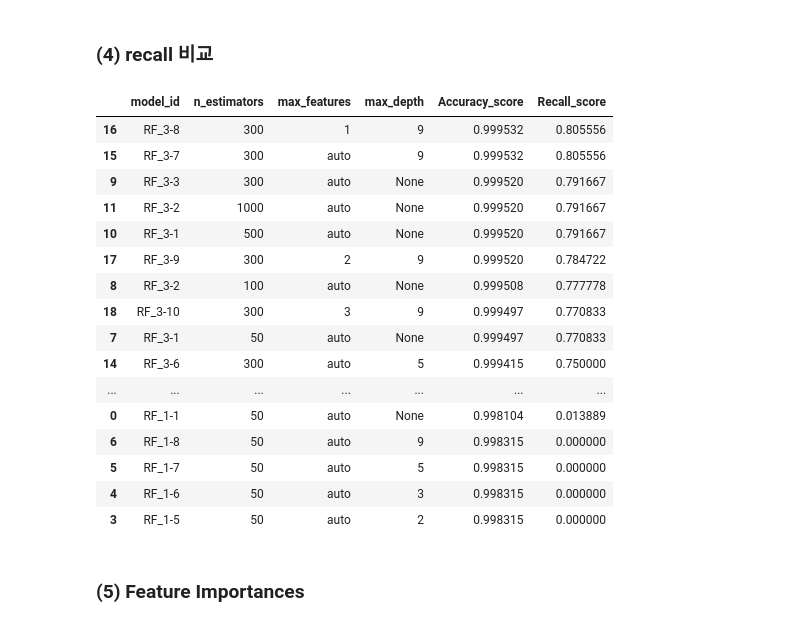
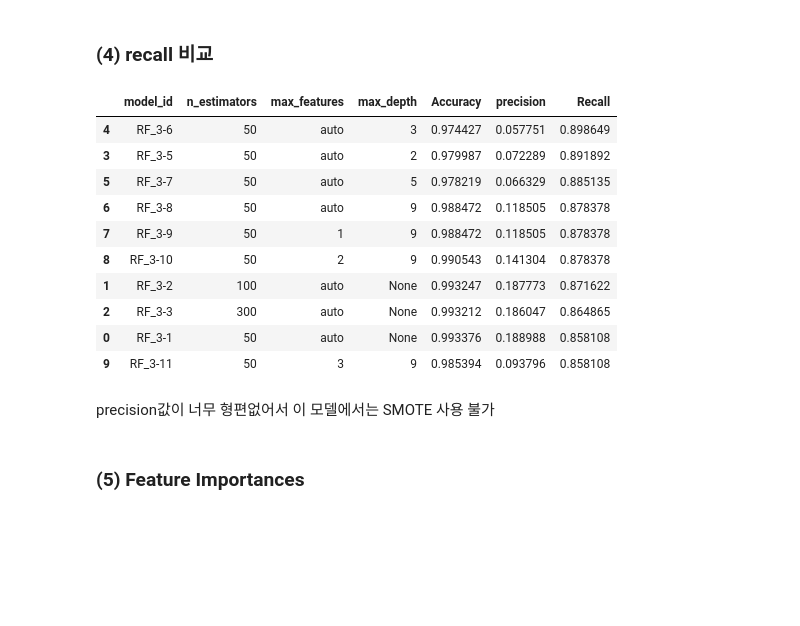
Before and after one commit to Seungeun-Song/Study-for-K-Digital-AI-developer, a Jupyter notebook: Practice/21_03_09_Fraud_Detection.ipynb, the cells around one changed output. Cells and saved outputs as stored; diff of their text form; code cells hidden in the pictures; blank space fills up the shorter version.

```diff
--- a/Practice/21_03_09_Fraud_Detection.ipynb
+++ b/Practice/21_03_09_Fraud_Detection.ipynb
@@ -450,7 +458,7 @@ def randomForest_smote(model_name, X, y, n_est, mf='auto', md=None,  visualFeatu
 # %%
 X = DF[['V10','V14','V17']]
 y = DF['Class']
-DF_rf_smote = pd.DataFrame(data=None, columns = ['model_id','n_estimators','max_features','max_depth','Accuracy_score','precision_score', 'Recall_score'])
+DF_rf_smote = pd.DataFrame(data=None, columns = ['model_id','n_estimators','max_features','max_depth','Accuracy','precision', 'Recall'])
 # %% [markdown]
 ### (1) n_est 조정
 # %%
@@ -460,7 +468,7 @@ index = 1
 for n in a:
   model_name = 'RF_3-'+str(index)
   index += 1
-  res = randomForest(model_name, X, y, n_est=n)
+  res = randomForest_smote(model_name, X, y, n_est=n)
   print(res)
   DF_rf_smote = DF_rf_smote.append(res, ignore_index=True)
 # %% [output]
@@ -478,7 +486,7 @@ index += 1
 for n in a:
   model_name = 'RF_3-'+str(index)
   index += 1
-  res = randomForest(model_name, X, y, n_est=50 , md=n)
+  res = randomForest_smote(model_name, X, y, n_est=50 , md=n)
   print(res)
   DF_rf_smote = DF_rf_smote.append(res, ignore_index=True)
 # %% [output]
@@ -496,7 +504,7 @@ a = [1,2,3]
 for n in a:
   model_name = 'RF_3-'+str(index)
   index += 1
-  res = randomForest(model_name, X, y, n_est=50, md=9 , mf=n)
+  res = randomForest_smote(model_name, X, y, n_est=50, md=9 , mf=n)
   print(res)
   DF_rf_smote = DF_rf_smote.append(res, ignore_index=True)
 # %% [output]
@@ -508,25 +516,21 @@ Wall time: 1min 16s
 # %% [markdown]
 ### (4) recall 비교
 # %%
-DF_rf_smote.sort_values(by='Recall_score', ascending=False)
+DF_rf_smote.sort_values(by='Recall', ascending=False)
 # %% [output]
-|  | model_id | n_estimators | max_features | max_depth | Accuracy_score | Recall_score |
-| 16 | RF_3-8 | 300 | 1 | 9 | 0.999532 | 0.805556 |
-| 15 | RF_3-7 | 300 | auto | 9 | 0.999532 | 0.805556 |
-| 9 | RF_3-3 | 300 | auto | None | 0.999520 | 0.791667 |
-| 11 | RF_3-2 | 1000 | auto | None | 0.999520 | 0.791667 |
-| 10 | RF_3-1 | 500 | auto | None | 0.999520 | 0.791667 |
-| 17 | RF_3-9 | 300 | 2 | 9 | 0.999520 | 0.784722 |
-| 8 | RF_3-2 | 100 | auto | None | 0.999508 | 0.777778 |
-| 18 | RF_3-10 | 300 | 3 | 9 | 0.999497 | 0.770833 |
-| 7 | RF_3-1 | 50 | auto | None | 0.999497 | 0.770833 |
-| 14 | RF_3-6 | 300 | auto | 5 | 0.999415 | 0.750000 |
-| ... | ... | ... | ... | ... | ... | ... |
-| 0 | RF_1-1 | 50 | auto | None | 0.998104 | 0.013889 |
-| 6 | RF_1-8 | 50 | auto | 9 | 0.998315 | 0.000000 |
-| 5 | RF_1-7 | 50 | auto | 5 | 0.998315 | 0.000000 |
-| 4 | RF_1-6 | 50 | auto | 3 | 0.998315 | 0.000000 |
-| 3 | RF_1-5 | 50 | auto | 2 | 0.998315 | 0.000000 |
+|  | model_id | n_estimators | max_features | max_depth | Accuracy | precision | Recall |
+| 4 | RF_3-6 | 50 | auto | 3 | 0.974427 | 0.057751 | 0.898649 |
+| 3 | RF_3-5 | 50 | auto | 2 | 0.979987 | 0.072289 | 0.891892 |
+| 5 | RF_3-7 | 50 | auto | 5 | 0.978219 | 0.066329 | 0.885135 |
+| 6 | RF_3-8 | 50 | auto | 9 | 0.988472 | 0.118505 | 0.878378 |
+| 7 | RF_3-9 | 50 | 1 | 9 | 0.988472 | 0.118505 | 0.878378 |
+| 8 | RF_3-10 | 50 | 2 | 9 | 0.990543 | 0.141304 | 0.878378 |
+| 1 | RF_3-2 | 100 | auto | None | 0.993247 | 0.187773 | 0.871622 |
+| 2 | RF_3-3 | 300 | auto | None | 0.993212 | 0.186047 | 0.864865 |
+| 0 | RF_3-1 | 50 | auto | None | 0.993376 | 0.188988 | 0.858108 |
+| 9 | RF_3-11 | 50 | 3 | 9 | 0.985394 | 0.093796 | 0.858108 |
+# %% [markdown]
+precision값이 너무 형편없어서 이 모델에서는 SMOTE 사용 불가
 # %% [markdown]
 ### (5) Feature Importances
 # %%
```
Also changed, not shown: parts of 26 cells of this notebook.
